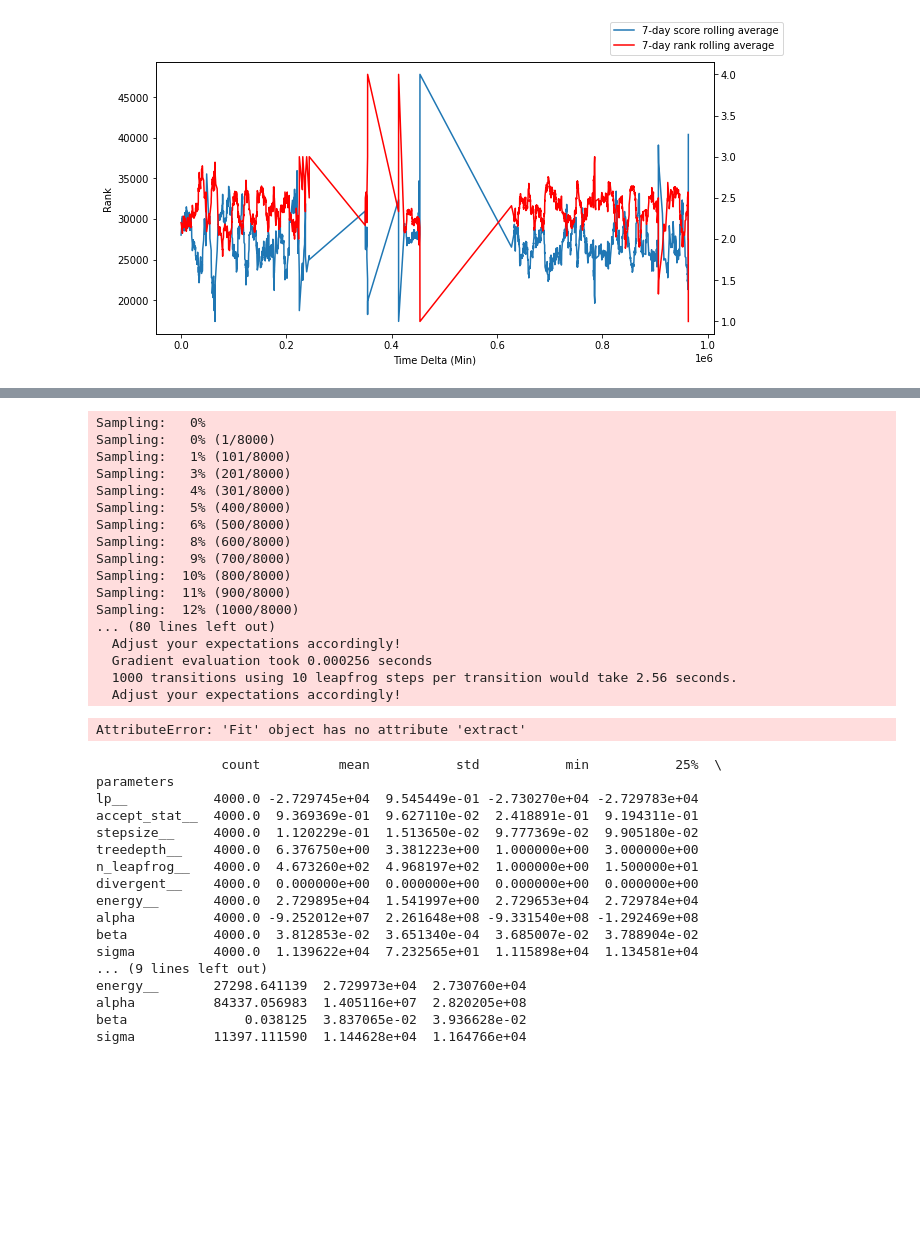
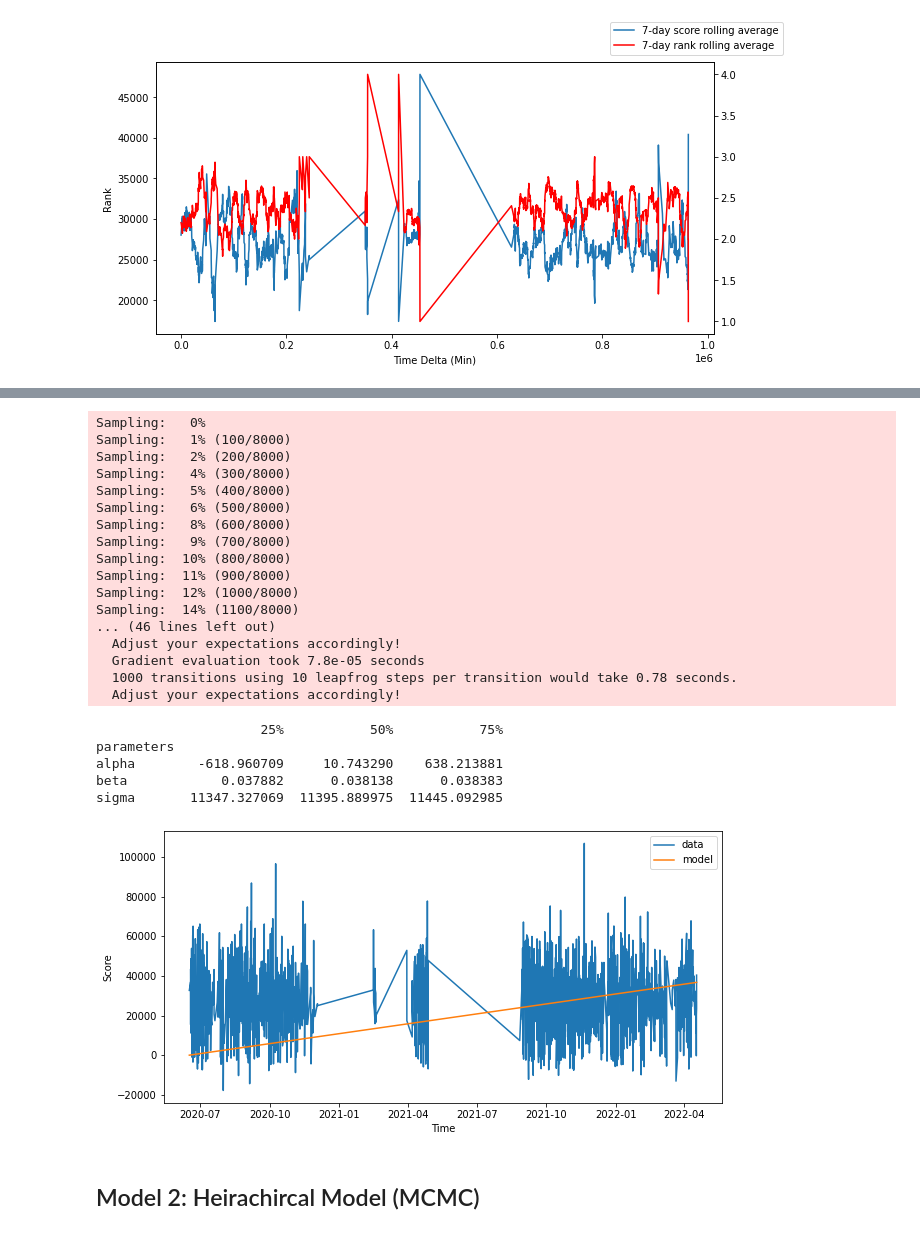
Before and after one commit to enjuichang/mahjong-soul-model, a Jupyter notebook: model.ipynb, the cells around one changed output, grey strips where cells are left out. Saved outputs shown, nothing was run; the diff lists cells and outputs as text; code cells hidden in the pictures; blank space fills up the shorter version.

Commit message:
Complete BLR model

```diff
--- a/model.ipynb
+++ b/model.ipynb
@@ -98,10 +96,12 @@ stan_code_1 = """
         vector[N] score;
     }
     parameters {
+        real alpha;
         real beta;
         real<lower=0> sigma;
     }
     model {
+        alpha ~ normal(0,1000);
         beta ~ cauchy(0,3);
         sigma ~ normal(10000,100);
         score ~ normal(beta * time, sigma);
@@ -158,10 +158,9 @@ Warning: The parameter alpha was declared but was not used in the density calcul
 results_1 = model_1.sample(num_chains=4, num_samples=1000)
 # %% [output]
 Sampling:   0%
-Sampling:   0% (1/8000)
-Sampling:   1% (101/8000)
-Sampling:   3% (201/8000)
-Sampling:   4% (301/8000)
+Sampling:   1% (100/8000)
+Sampling:   2% (200/8000)
+Sampling:   4% (300/8000)
 Sampling:   5% (400/8000)
 Sampling:   6% (500/8000)
 Sampling:   8% (600/8000)
@@ -169,30 +168,31 @@ Sampling:   9% (700/8000)
 Sampling:  10% (800/8000)
 Sampling:  11% (900/8000)
 Sampling:  12% (1000/8000)
-... (80 lines left out)
+Sampling:  14% (1100/8000)
+... (46 lines left out)
   Adjust your expectations accordingly!
-  Gradient evaluation took 0.000256 seconds
-  1000 transitions using 10 leapfrog steps per transition would take 2.56 seconds.
+  Gradient evaluation took 7.8e-05 seconds
+  1000 transitions using 10 leapfrog steps per transition would take 0.78 seconds.
   Adjust your expectations accordingly!
-AttributeError: 'Fit' object has no attribute 'extract'
 # %%
 result_summary_1 = results_1.to_frame()
-print(result_summary_1.describe().T)
+print(result_summary_1.describe()[['alpha','beta','sigma']].T[["25%",'50%','75%']])
 # %% [output]
-                count          mean           std           min           25%  \
+                     25%           50%           75%
 parameters
-lp__           4000.0 -2.729745e+04  9.545449e-01 -2.730270e+04 -2.729783e+04
-accept_stat__  4000.0  9.369369e-01  9.627110e-02  2.418891e-01  9.194311e-01
-stepsize__     4000.0  1.120229e-01  1.513650e-02  9.777369e-02  9.905180e-02
-treedepth__    4000.0  6.376750e+00  3.381223e+00  1.000000e+00  3.000000e+00
-n_leapfrog__   4000.0  4.673260e+02  4.968197e+02  1.000000e+00  1.500000e+01
-divergent__    4000.0  0.000000e+00  0.000000e+00  0.000000e+00  0.000000e+00
-energy__       4000.0  2.729895e+04  1.541997e+00  2.729653e+04  2.729784e+04
-alpha          4000.0 -9.252012e+07  2.261648e+08 -9.331540e+08 -1.292469e+08
-beta           4000.0  3.812853e-02  3.651340e-04  3.685007e-02  3.788904e-02
-sigma          4000.0  1.139622e+04  7.232565e+01  1.115898e+04  1.134581e+04
-... (9 lines left out)
-energy__       27298.641139  2.729973e+04  2.730760e+04
-alpha          84337.056983  1.405116e+07  2.820205e+08
-beta               0.038125  3.837065e-02  3.936628e-02
-sigma          11397.111590  1.144628e+04  1.164766e+04
+alpha        -618.960709     10.743290    638.213881
+beta            0.037882      0.038138      0.038383
+sigma       11347.327069  11395.889975  11445.092985
+# %%
+results_1_sampled = results_1['beta'].mean()*np.asarray(data['time'])+results_1['alpha'].mean()
+plt.figure(figsize=(10,5))
+plt.plot(df['time'], df['score'], label = "data")
+plt.plot(df['time'], results_1_sampled, label = "model")
+plt.legend()
+plt.xlabel("Time")
+plt.ylabel("Score")
+plt.show()
+# %% [output]
+[figure, added]
+# %% [markdown]
+## Model 2: Heirachircal Model (MCMC)
```
Also changed, not shown: parts of 4 cells of this notebook.
